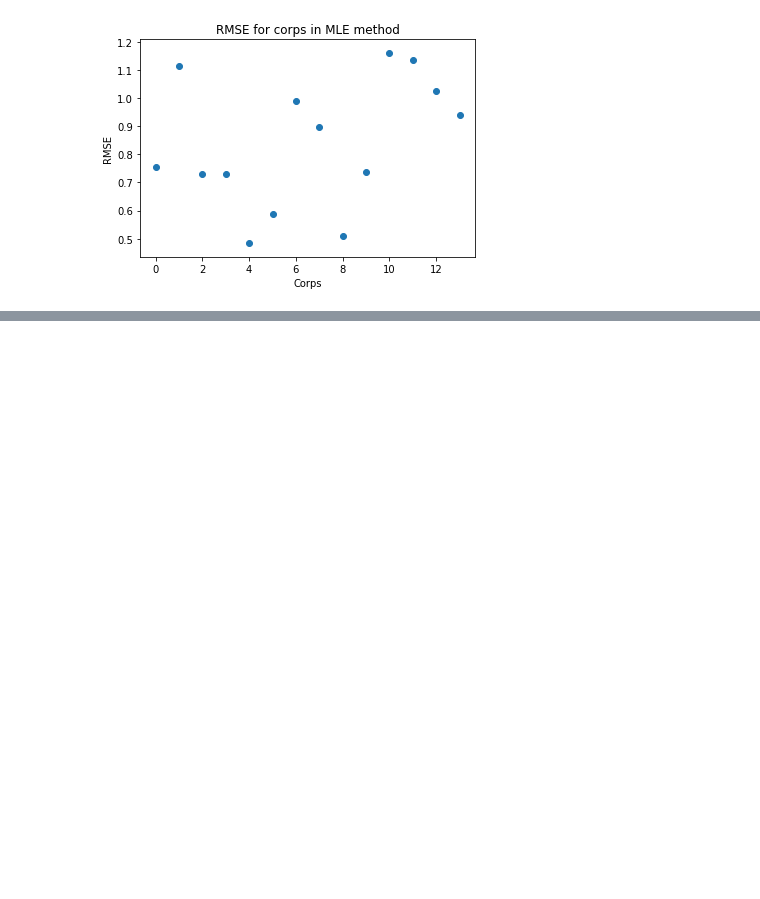
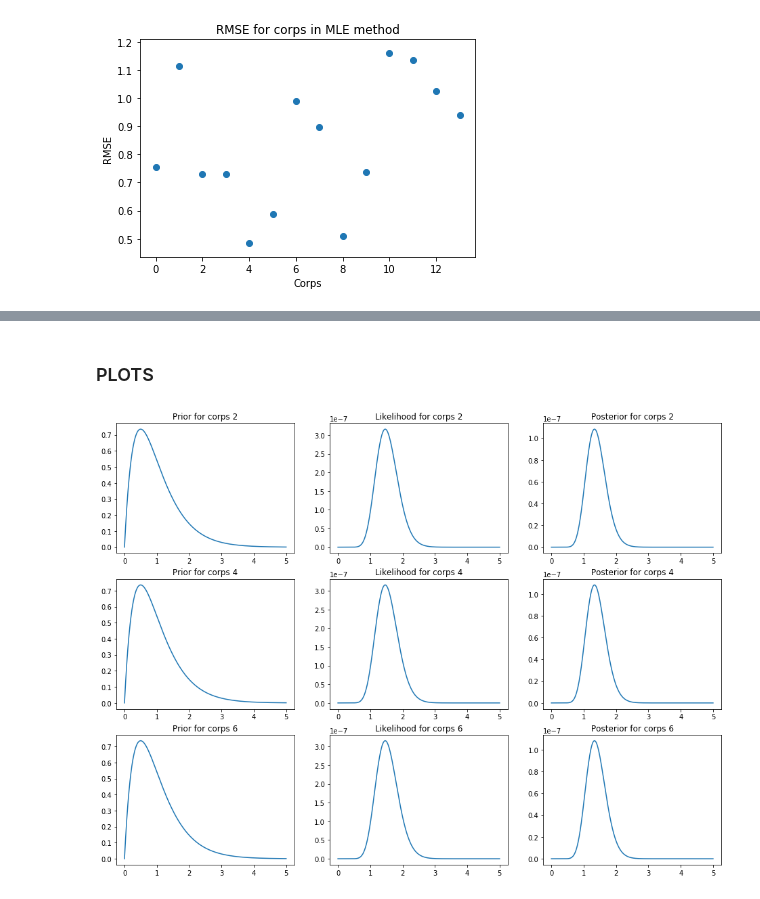
Before and after one commit to ashutoshtiwari128/Riddikulus, a Jupyter notebook: Question3.ipynb, the cells around one changed output, grey strips where cells are left out. Saved outputs shown, nothing was run; the diff lists cells and outputs as text; code cells hidden in the pictures; blank space fills up the shorter version.

```diff
--- a/Question3.ipynb
+++ b/Question3.ipynb
@@ -161,0 +139,57 @@ plt.show()
+# %% [markdown]
+### PLOTS
+# %%
+#PLOTS
+x = np.linspace(0, 5, 1000)
+
+def plots(alpha, beta, x, N, k, i):
+    prior = (beta**alpha)/math.gamma(alpha)*x**(alpha-1)*np.exp(-1*beta*x)
+
+    den = 1
+    for i in range(train_set.shape[1]):
+        den = den*np.math.factorial(train_set[1,i])
+    likelihood = np.exp(-1*N*x)*(x**k[i])
+    likelihood = likelihood/den
+
+    posterior = prior * likelihood
+
+    return prior, likelihood, posterior
+
+
+fig,ax = plt.subplots(3,3,figsize=(16,12))
+ax = ax.flatten()
+
+#Plots for corps 2
+y = plots(alpha, beta, x, N, k, 2)
+
+ax[0].plot(x, y[0])
+ax[0].set_title("Prior for corps 2")
+ax[1].plot(x, y[1])
+ax[1].set_title("Likelihood for corps 2")
+ax[2].plot(x, y[2])
+ax[2].set_title("Posterior for corps 2")
+
+#Plots for corps 4
+y = plots(alpha, beta, x, N, k, 4)
+
+ax[3].plot(x, y[0])
+ax[3].set_title("Prior for corps 4")
+ax[4].plot(x, y[1])
+ax[4].set_title("Likelihood for corps 4")
+ax[5].plot(x, y[2])
+ax[5].set_title("Posterior for corps 4")
+
+#Plots for corps 6
+y = plots(alpha, beta, x, N, k, 6)
+
+ax[6].plot(x, y[0])
+ax[6].set_title("Prior for corps 6")
+ax[7].plot(x, y[1])
+ax[7].set_title("Likelihood for corps 6")
+ax[8].plot(x, y[2])
+ax[8].set_title("Posterior for corps 6")
+
+
+plt.show()
+# %% [output]
+[figure, added]
```
Also changed, not shown: parts of 5 cells of this notebook.
